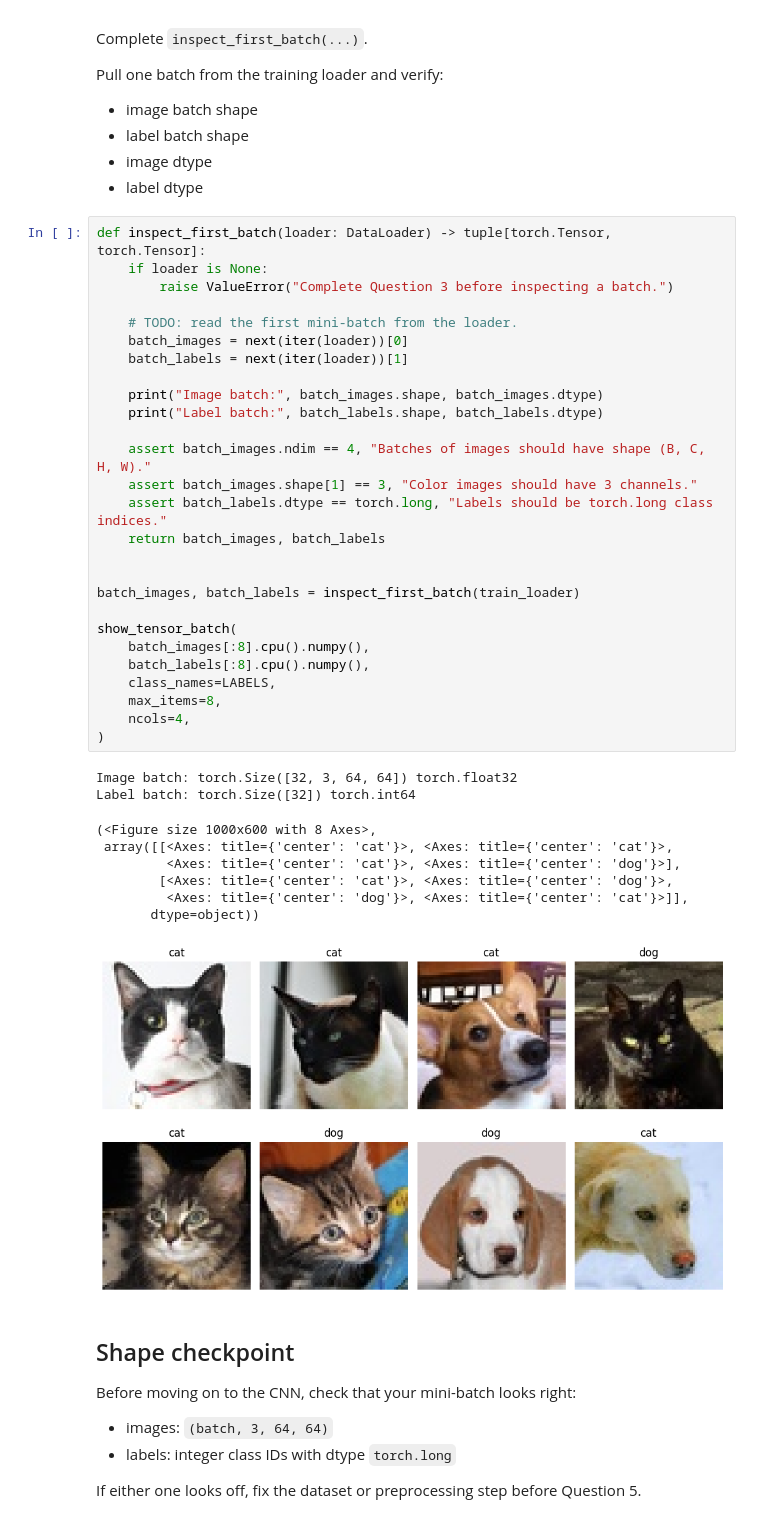
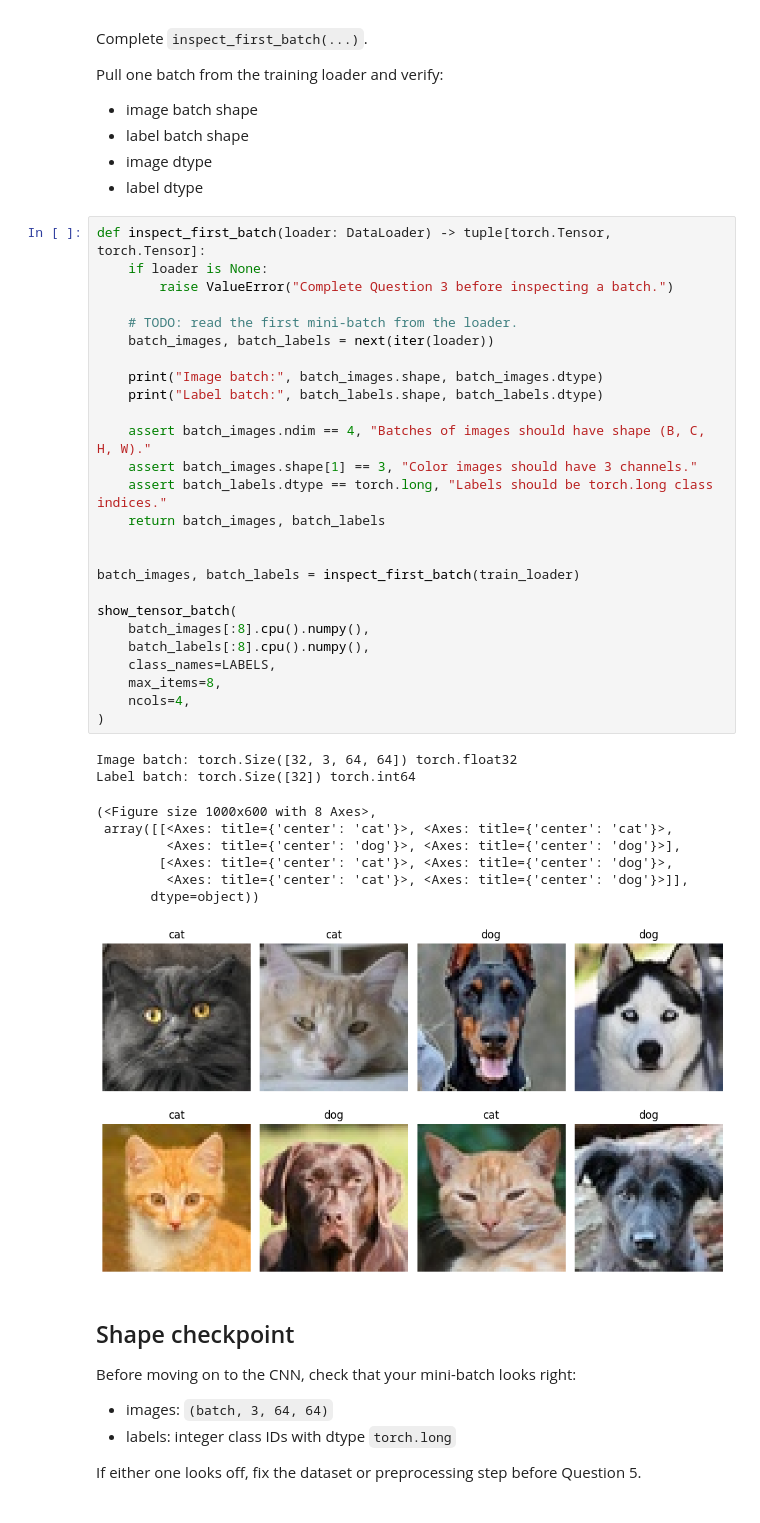
Before and after one commit to vgu-dsai-2026/lab-3-pytorch-w4se05, a Jupyter notebook: notebook.ipynb, the cells around one changed output. Saved outputs shown, nothing was run; the diff lists cells and outputs as text.

```diff
--- a/notebook.ipynb
+++ b/notebook.ipynb
@@ -298,38 +298,37 @@ def inspect_first_batch(loader: DataLoader) -> tuple[torch.Tensor, torch.Tensor]
     if loader is None:
         raise ValueError("Complete Question 3 before inspecting a batch.")
 
     # TODO: read the first mini-batch from the loader.
-    batch_images = next(iter(loader))[0]
-    batch_labels = next(iter(loader))[1]
+    batch_images, batch_labels = next(iter(loader))
 
     print("Image batch:", batch_images.shape, batch_images.dtype)
     print("Label batch:", batch_labels.shape, batch_labels.dtype)
 
     assert batch_images.ndim == 4, "Batches of images should have shape (B, C, H, W)."
     assert batch_images.shape[1] == 3, "Color images should have 3 channels."
     assert batch_labels.dtype == torch.long, "Labels should be torch.long class indices."
     return batch_images, batch_labels
 
 
 batch_images, batch_labels = inspect_first_batch(train_loader)
 
 show_tensor_batch(
     batch_images[:8].cpu().numpy(),
     batch_labels[:8].cpu().numpy(),
     class_names=LABELS,
     max_items=8,
     ncols=4,
 )
 # %% [output]
 Image batch: torch.Size([32, 3, 64, 64]) torch.float32
 Label batch: torch.Size([32]) torch.int64
 (<Figure size 1000x600 with 8 Axes>,
  array([[<Axes: title={'center': 'cat'}>, <Axes: title={'center': 'cat'}>,
-         <Axes: title={'center': 'cat'}>, <Axes: title={'center': 'dog'}>],
+         <Axes: title={'center': 'dog'}>, <Axes: title={'center': 'dog'}>],
         [<Axes: title={'center': 'cat'}>, <Axes: title={'center': 'dog'}>,
-         <Axes: title={'center': 'dog'}>, <Axes: title={'center': 'cat'}>]],
+         <Axes: title={'center': 'cat'}>, <Axes: title={'center': 'dog'}>]],
        dtype=object))
-[figure, old version]
+[figure, new version]
 # %% [markdown]
 ## Shape checkpoint
 
```
Also changed, not shown: parts of 1 cell of this notebook, 1 other file.
